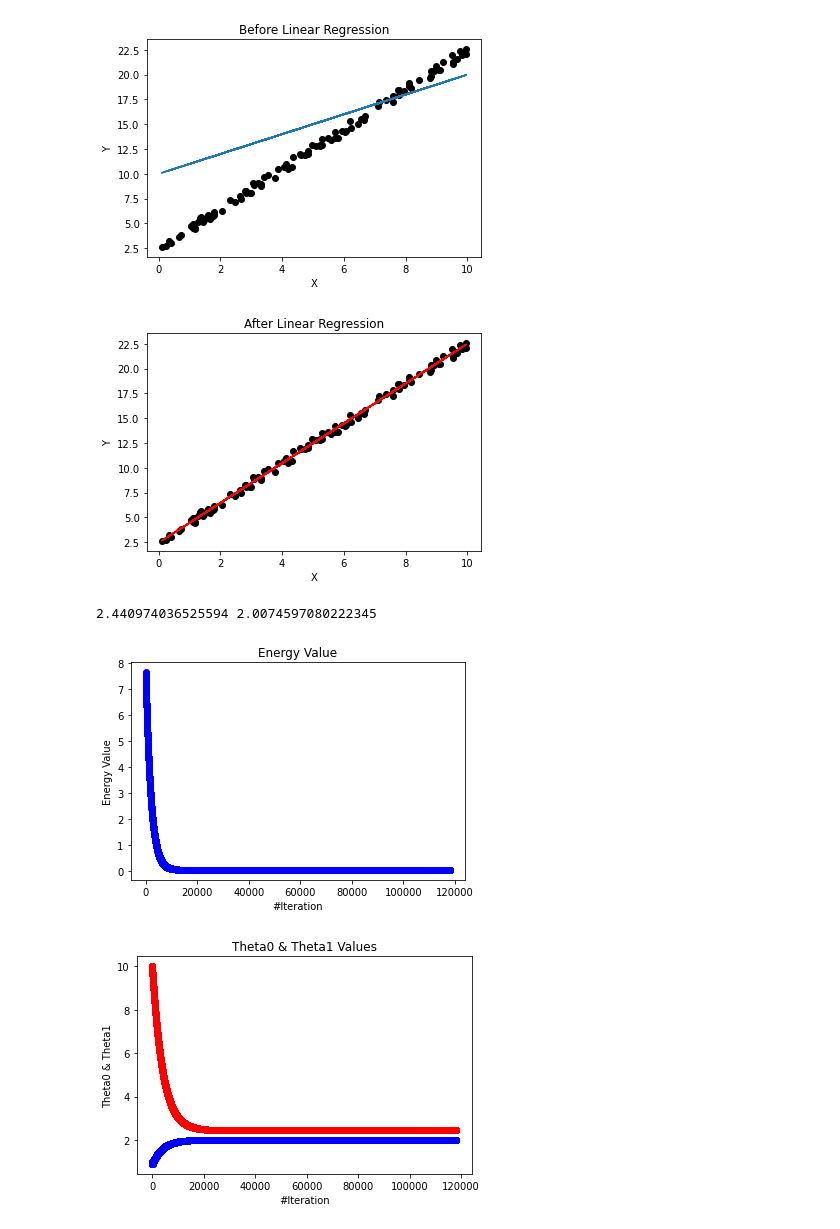
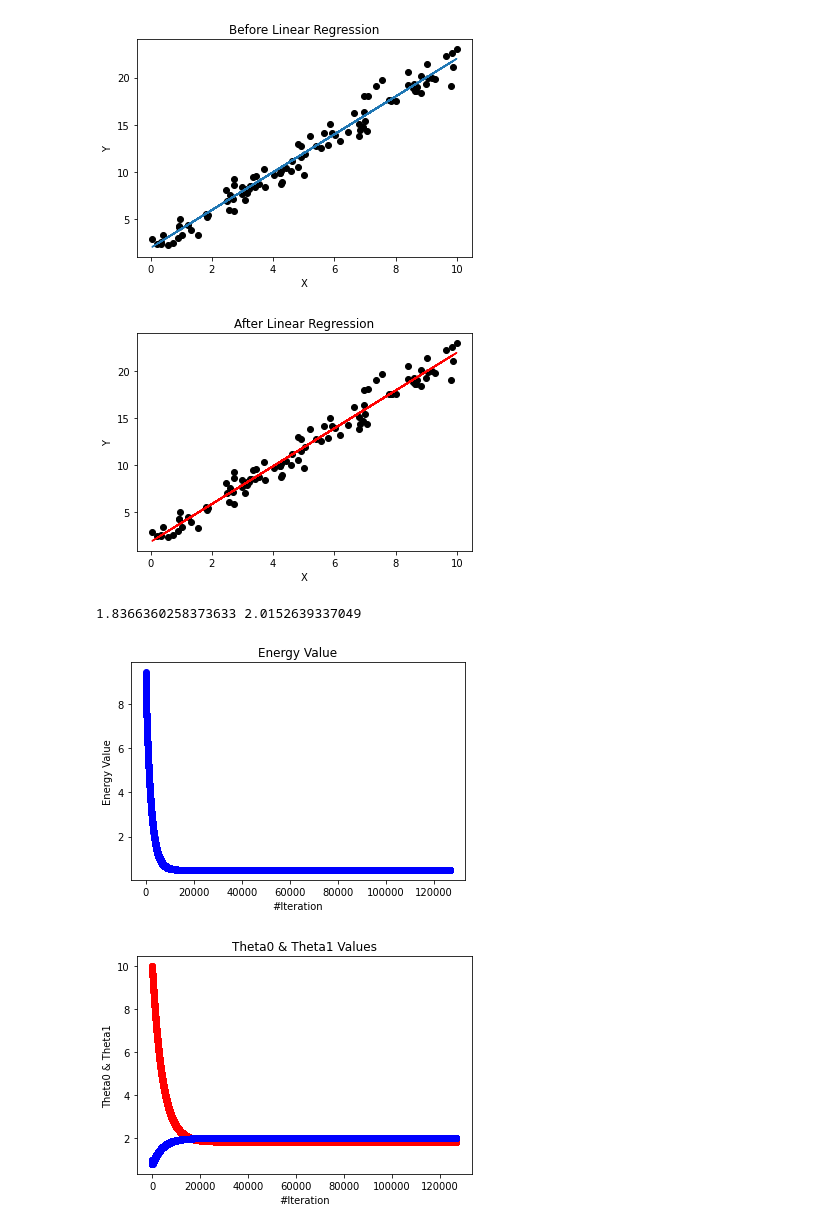
Before and after one commit to RyuJaesang/MachineLearing, a Jupyter notebook: assginment02/MachineLearningAssginment02.ipynb, the cells around one changed output. Saved outputs shown, nothing was run; the diff lists cells and outputs as text; code cells hidden in the pictures.

```diff
--- a/assginment02/MachineLearningAssginment02.ipynb
+++ b/assginment02/MachineLearningAssginment02.ipynb
@@ -2,9 +2,11 @@
 from matplotlib import pyplot as plt
 import numpy as np
 import sympy as sym
+import random
 
 #Initialize input data
 m = 100
 x = np.random.random(m) * 10
 yHat = (2*x) + 2
-y = yHat + np.random.random(yHat.shape)
+y = yHat + np.random.randn(len(y))
+print(y)
@@ -15,26 +35,26 @@ theta1 = 1
 # %%
 #Define linear function & cost function & derivative function of cost function
 def hTheta():
   return theta1*x + theta0
 
 def j():
   return (np.sum((hTheta() - y)**2)/(2*m))
 
 def jPrimeTheta0():
   return (np.sum(hTheta() - y))/m
 
 def jPrimeTheta1():
   return (np.sum((hTheta() -y)*x))/m
 
 #Visualize
 plt.scatter(x, y, color=[0, 0, 0])
 plt.title('Before Linear Regression')
 plt.xlabel('X')
 plt.ylabel('Y')
-plt.plot(x, hTheta())
+plt.plot(x, yHat)
 plt.show()
 # %% [output]
-[figure, old version]
+[figure, new version]
 # %%
 #Define update function
 
@@ -72,8 +92,8 @@ plt.plot(x, hTheta(), color=[1, 0, 0])
 plt.show()
 print(theta0, theta1)
 # %% [output]
-[figure, old version]
+[figure, new version]
-2.440974036525594 2.0074597080222345
+1.8366360258373633 2.0152639337049
 # %%
 #Visualize Energy Value
 plt.scatter(range(len(energyValue)), energyValue, color = [0, 0, 1])
@@ -82,7 +102,7 @@ plt.xlabel('#Iteration')
 plt.ylabel('Energy Value')
 plt.show()
 # %% [output]
-[figure, old version]
+[figure, new version]
 # %%
 #Visualize Energy Value
 plt.scatter(range(len(theta0Value)), theta0Value, color = [1, 0, 0])
@@ -92,4 +112,4 @@ plt.xlabel('#Iteration')
 plt.ylabel('Theta0 & Theta1')
 plt.show()
 # %% [output]
-[figure, old version]
+[figure, new version]
```
Also changed, not shown: parts of 1 cell of this notebook, 1 other file.
